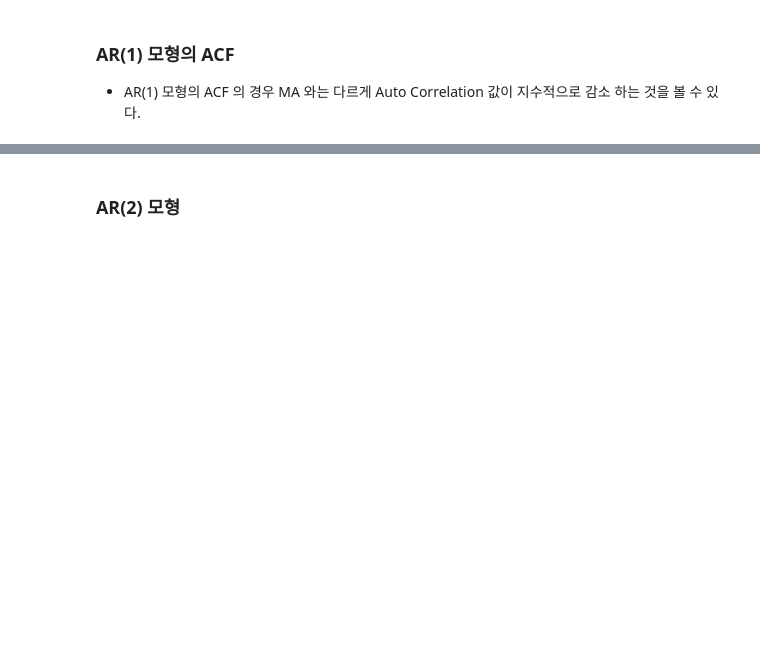
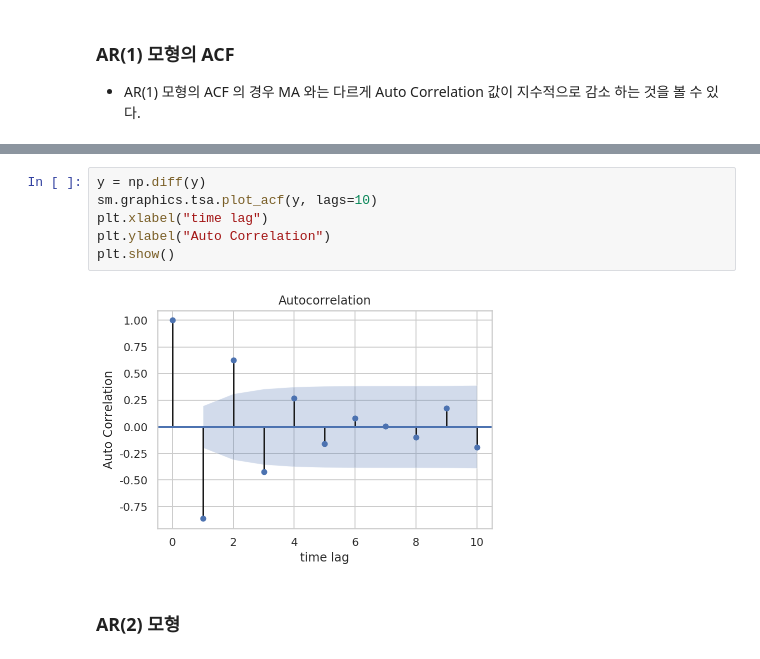
Before and after one commit to EmjayAhn/TIL, a Jupyter notebook: 02_TimeSeries/01_BasicModel.ipynb, the cells around one changed output, grey strips where cells are left out. Drawn from its saved outputs; the diff is of its cells as text; blank space fills up the shorter version.

```diff
--- a/02_TimeSeries/01_BasicModel.ipynb
+++ b/02_TimeSeries/01_BasicModel.ipynb
@@ -104,3 +104,11 @@ plt.show()
+# %%
+y = np.diff(y)
+sm.graphics.tsa.plot_acf(y, lags=10)
+plt.xlabel("time lag")
+plt.ylabel("Auto Correlation")
+plt.show()
+# %% [output]
+[figure, added]
 # %% [markdown]
 ### AR(2) 모형
 # %%
```
Also changed, not shown: parts of 2 cells of this notebook.
